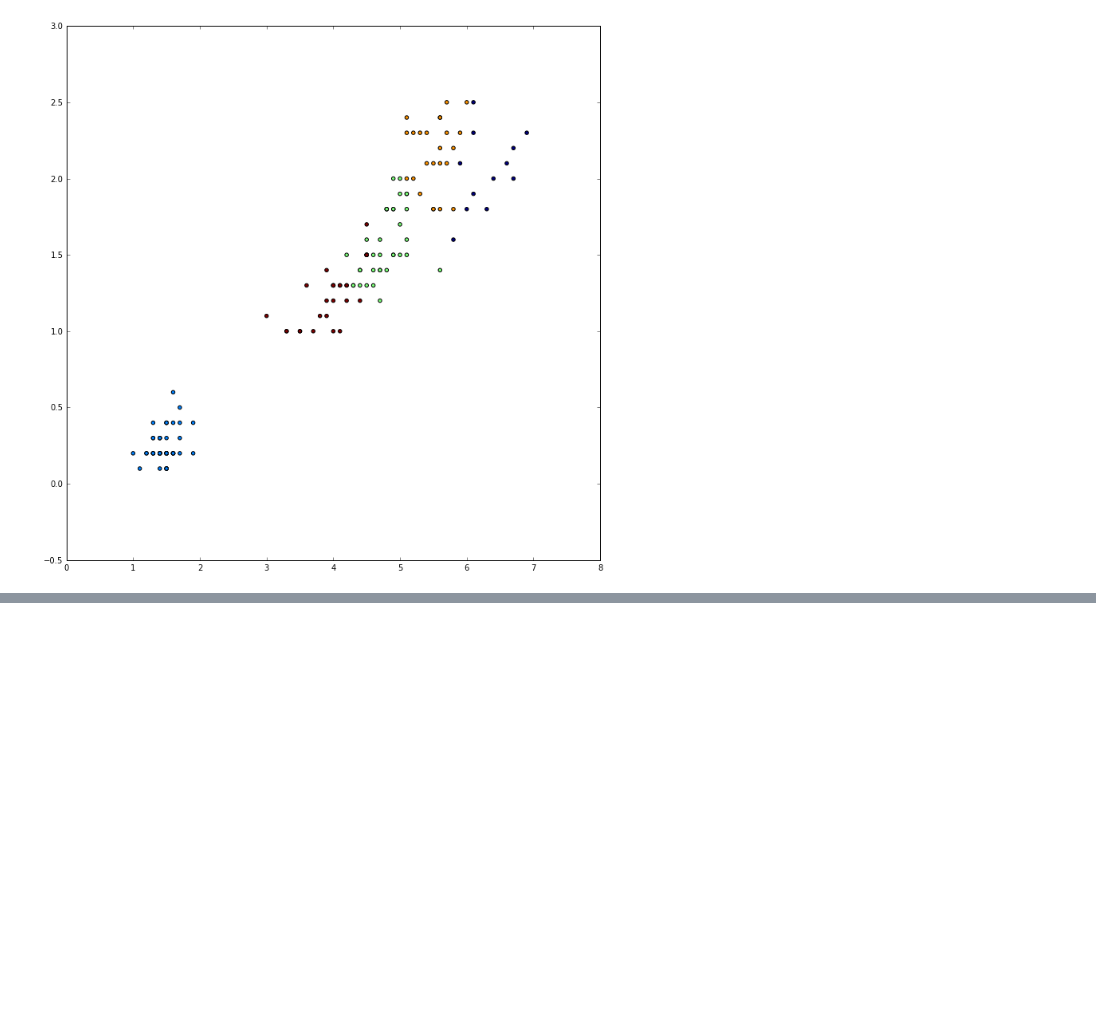
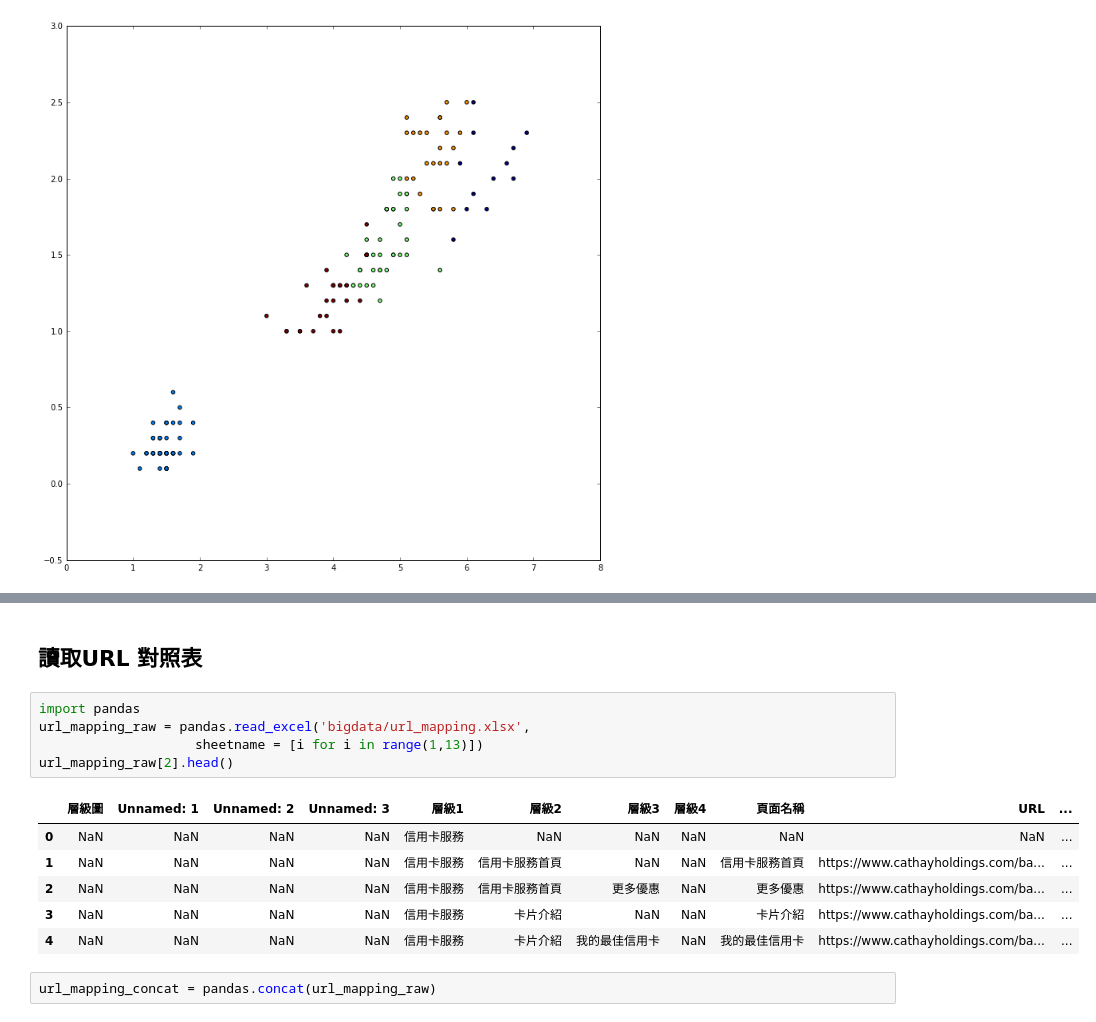
Before and after one commit to ywchiu/cathaybkpython, a Jupyter notebook: 20160922Tutorial.ipynb, the cells around one changed output, grey strips where cells are left out. Cells and saved outputs as stored; diff of their text form; blank space fills up the shorter version.

```diff
--- a/20160922Tutorial.ipynb
+++ b/20160922Tutorial.ipynb
@@ -96,0 +139,16 @@ plt.show()
+# %% [markdown]
+## 讀取URL 對照表
+# %%
+import pandas
+url_mapping_raw = pandas.read_excel('bigdata/url_mapping.xlsx',
+                    sheetname = [i for i in range(1,13)])
+url_mapping_raw[2].head()
+# %% [output]
+|  | 層級圖 | Unnamed: 1 | Unnamed: 2 | Unnamed: 3 | 層級1 | 層級2 | 層級3 | 層級4 | 頁面名稱 | URL | ... |
+| 0 | NaN | NaN | NaN | NaN | 信用卡服務 | NaN | NaN | NaN | NaN | NaN | ... |
+| 1 | NaN | NaN | NaN | NaN | 信用卡服務 | 信用卡服務首頁 | NaN | NaN | 信用卡服務首頁 | https://www.cathayholdings.com/ba... | ... |
+| 2 | NaN | NaN | NaN | NaN | 信用卡服務 | 信用卡服務首頁 | 更多優惠 | NaN | 更多優惠 | https://www.cathayholdings.com/ba... | ... |
+| 3 | NaN | NaN | NaN | NaN | 信用卡服務 | 卡片介紹 | NaN | NaN | 卡片介紹 | https://www.cathayholdings.com/ba... | ... |
+| 4 | NaN | NaN | NaN | NaN | 信用卡服務 | 卡片介紹 | 我的最佳信用卡 | NaN | 我的最佳信用卡 | https://www.cathayholdings.com/ba... | ... |
+# %%
+url_mapping_concat = pandas.concat(url_mapping_raw)
```
Also changed, not shown: parts of 22 cells of this notebook.
